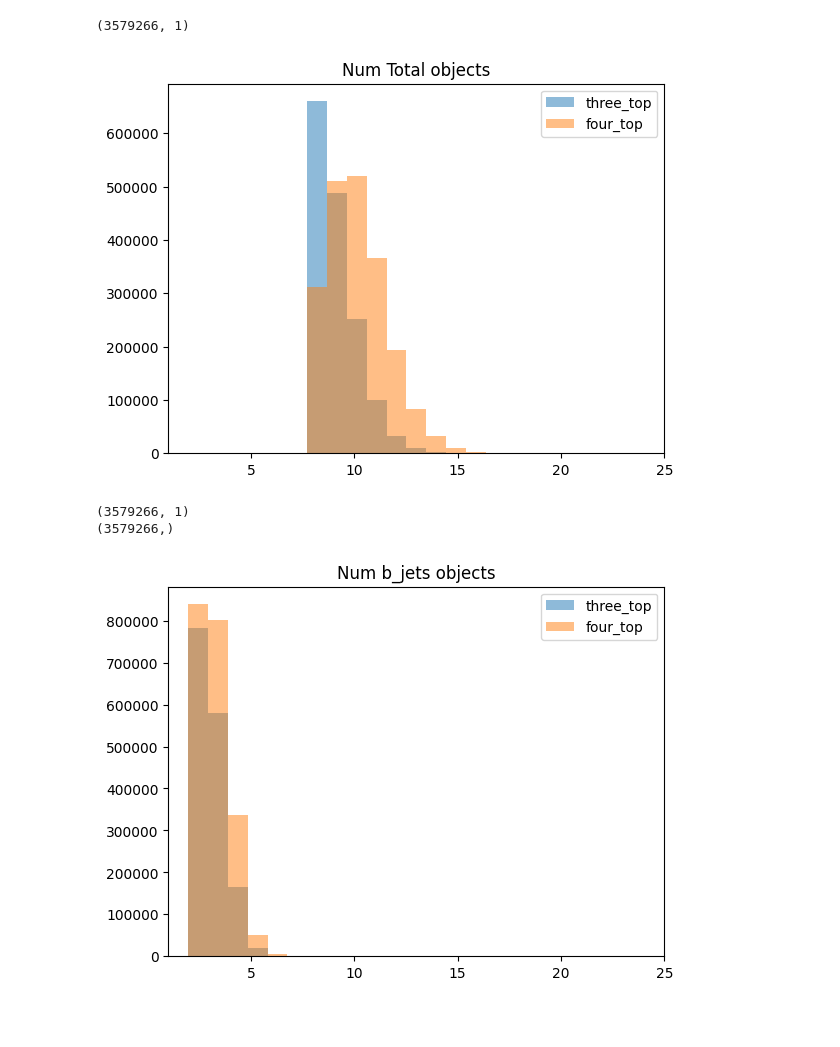
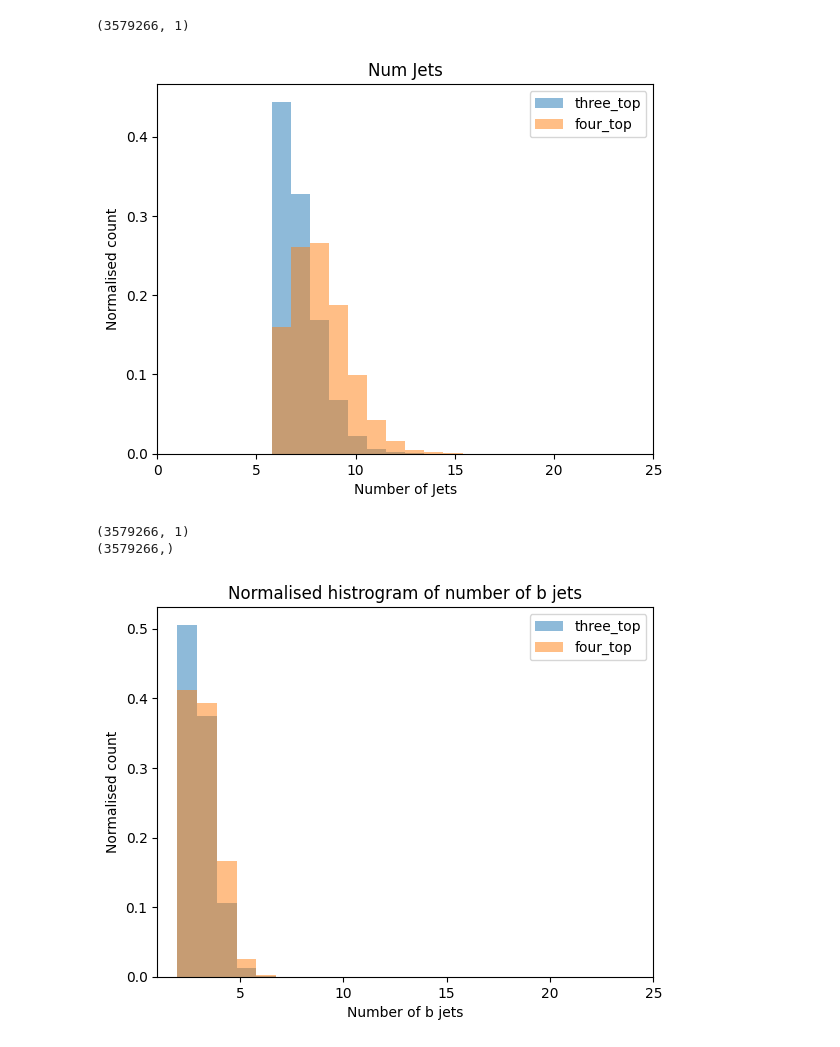
Before and after one commit to jackgoodsall/mphys---top-quark-project, a Jupyter notebook: notebooks/physics/eda.ipynb, the cells around one changed output. Cells and saved outputs as stored; diff of their text form; code cells hidden in the pictures; blank space fills up the shorter version.

```diff
--- a/notebooks/physics/eda.ipynb
+++ b/notebooks/physics/eda.ipynb
@@ -7,22 +7,24 @@ import h5py
 # %%
 file_path = "../../data/fourtopvsthree/rawh5pyfiles/fourtop3topall.h5"
 
 with h5py.File(file_path) as f:
     four_top_indices = f["targets"][()].astype(bool)
     print(four_top_indices.shape)
     three_top_indices = ~four_top_indices
 
-    num_objects = 25 - np.sum(np.all(np.isnan(f["particle_data"]), axis = 2).astype(int),  axis = 1)
+    num_objects = 23 - np.sum(np.all(np.isnan(f["particle_data"]), axis = 2).astype(int),  axis = 1)
     num_objects = num_objects.reshape(-1, 1)
-    plt.title("Num Total objects")
-    plt.xlim(1, 25)
-    plt.hist(num_objects[three_top_indices], label = "three_top", bins = 25, range = (1, 25), alpha = 0.5)
-    plt.hist(num_objects[four_top_indices], label = "four_top", bins = 25, range = (1, 25), alpha = 0.5)
+    plt.title("Num Jets")
+    plt.xlim(0, 25)
+    plt.xlabel("Number of Jets")
+    plt.ylabel("Normalised count")
+    plt.hist(num_objects[three_top_indices], label = "three_top", bins = 26, range = (0, 25), alpha = 0.5,  density=  True)
+    plt.hist(num_objects[four_top_indices], label = "four_top", bins = 26, range = (0, 25), alpha = 0.5, density  = True)
 
     plt.legend()
 # %% [output]
 (3579266, 1)
-[figure, old version]
+[figure, new version]
 # %%
 file_path = "../../data/fourtopvsthree/rawh5pyfiles/fourtop3topall.h5"
 
@@ -34,16 +36,17 @@ with h5py.File(file_path) as f:
     num_b_jets = np.sum(np.nan_to_num(f["particle_data"], nan = 0)[:, :, 5], axis = 1)
     print(num_b_jets.shape)
     num_b_jets = num_b_jets.reshape(-1, 1)
-    plt.title("Num b_jets objects")
+    plt.title("Normalised histrogram of number of b jets")
+    plt.xlabel("Number of b jets")
+    plt.ylabel("Normalised count")
     plt.xlim(1, 25)
-    plt.hist(num_b_jets[three_top_indices], label = "three_top", bins = 25, range = (1, 25), alpha = 0.5)
-    plt.hist(num_b_jets[four_top_indices], label = "four_top", bins = 25, range = (1, 25), alpha = 0.5)
-
+    plt.hist(num_b_jets[three_top_indices], label = "three_top", bins = 25, range = (1, 25), alpha = 0.5, weights = np.full_like(num_b_jets[three_top_indices], 1 / num_b_jets[three_top_indices].shape[0]))
+    plt.hist(num_b_jets[four_top_indices], label = "four_top", bins = 25, range = (1, 25), alpha = 0.5, weights = np.full_like(num_b_jets[four_top_indices], 1 / num_b_jets[four_top_indices].shape[0]))
     plt.legend()
 # %% [output]
 (3579266, 1)
 (3579266,)
-[figure, old version]
+[figure, new version]
 # %%
 file_path = "../../data/fourtopvsthree/rawh5pyfiles/fourtop3topall.h5"
 
```
Also changed, not shown: parts of 3 cells of this notebook, 18 other files.
